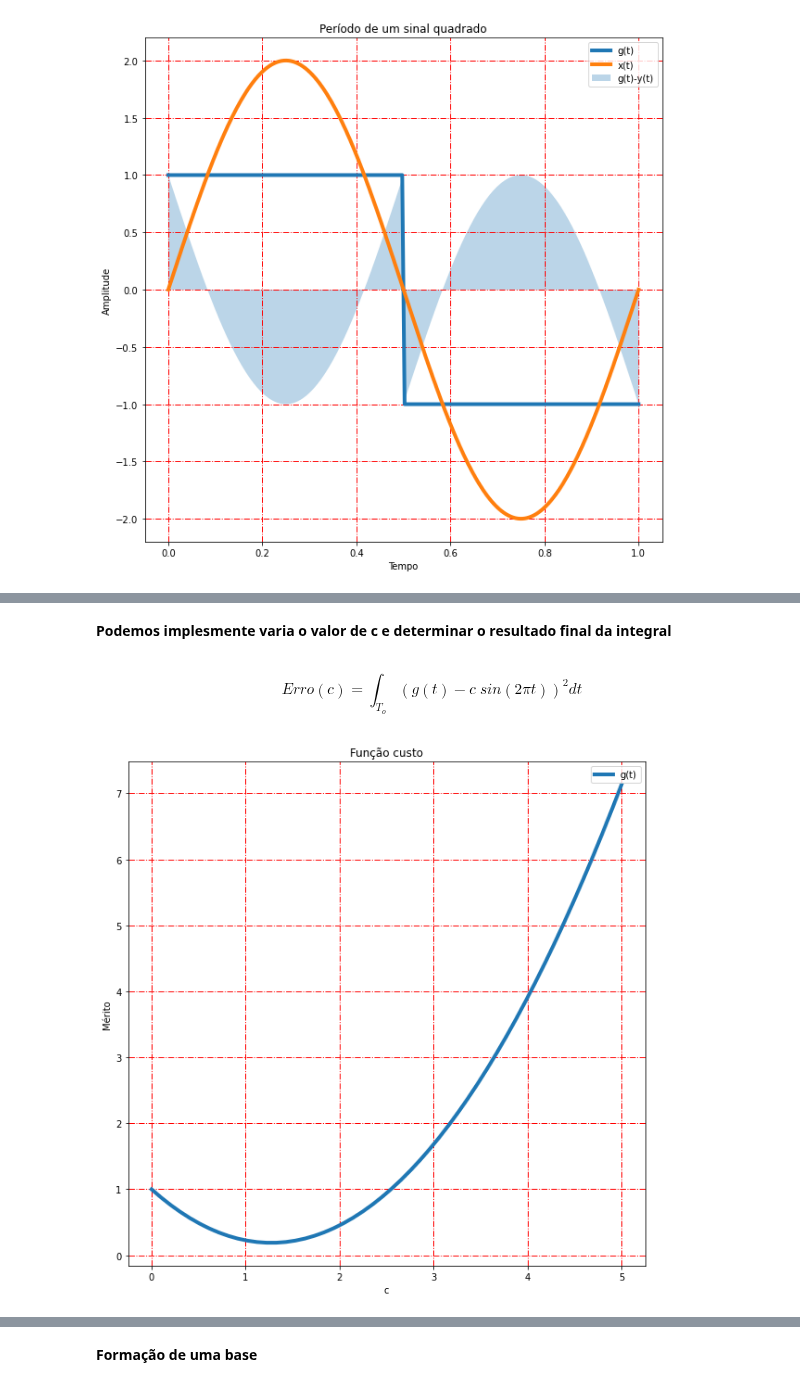
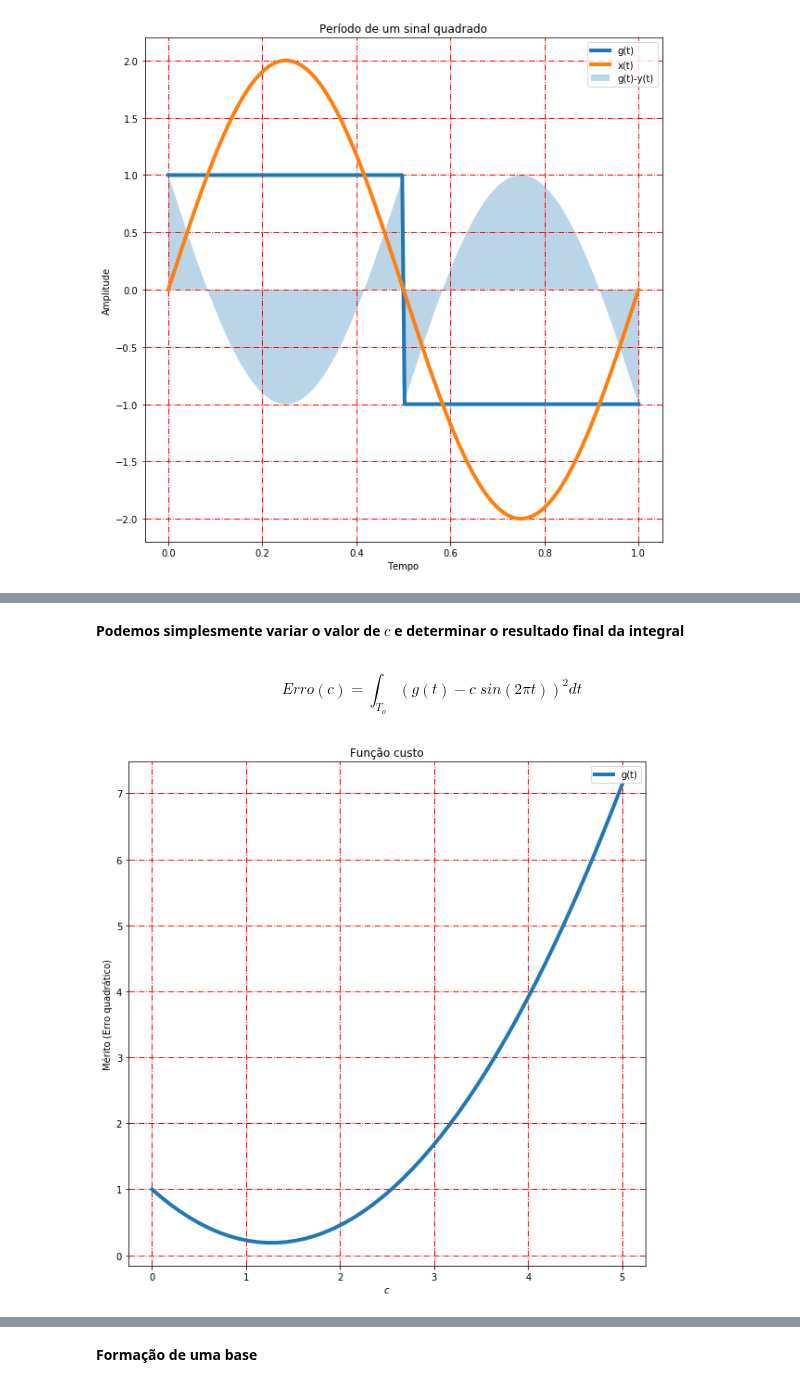
Before and after one commit to vparro/sinais, a Jupyter notebook: 10 - SistemasDinamicosSinais/AnalogiaVetoresSinais.ipynb, the cells around one changed output, grey strips where cells are left out. Drawn from its saved outputs; the diff is of its cells as text; code cells hidden in the pictures.

Commit message:
Algumas edições pontuais e correção de erros de digitação.

```diff
--- a/10 - SistemasDinamicosSinais/AnalogiaVetoresSinais.ipynb
+++ b/10 - SistemasDinamicosSinais/AnalogiaVetoresSinais.ipynb
@@ -95,5 +95,5 @@ J2.subs(c,1).evalf()
 # %% [markdown]
-**Podemos implesmente varia o valor de c e determinar o resultado final da integral**
+**Podemos simplesmente variar o valor de $c$ e determinar o resultado final da integral**
 # %% [markdown]
 $$
 Erro(c) = \int_{T_o} (g(t) -c \; sin(2 \pi t))^2 dt
@@ -101,23 +101,23 @@ $$
 # %%
 alist = [J1+J2]                             # lista de funções
 
-# Substituti conjunto de valores da variável "c"e detemrina valores numéricos
+# Substituimos o conjunto de valores da variável "c" e determinamos os valores numéricos
 
 resJ = [[expr.subs({c:val}).evalf() for expr in alist] for val in np.linspace(0,5,50)]
 
 # Visualização dos sinais
 
 fig= plt.figure(figsize=(10,10))
 
 plt.plot(np.linspace(0,5,50),resJ,label="g(t)",linewidth = 4)
 plt.grid(color='r', linestyle='-.', linewidth=1)
 
 plt.title("Função custo")
-plt.xlabel("c")
-plt.ylabel("Mérito")
+plt.xlabel("$c$")
+plt.ylabel("Mérito (Erro quadrático)")
 plt.legend(loc='upper right')
 
 plt.show()
 # %% [output]
-[figure, old version]
+[figure, new version]
 # %% [markdown]
```
Also changed, not shown: parts of 13 cells of this notebook.
